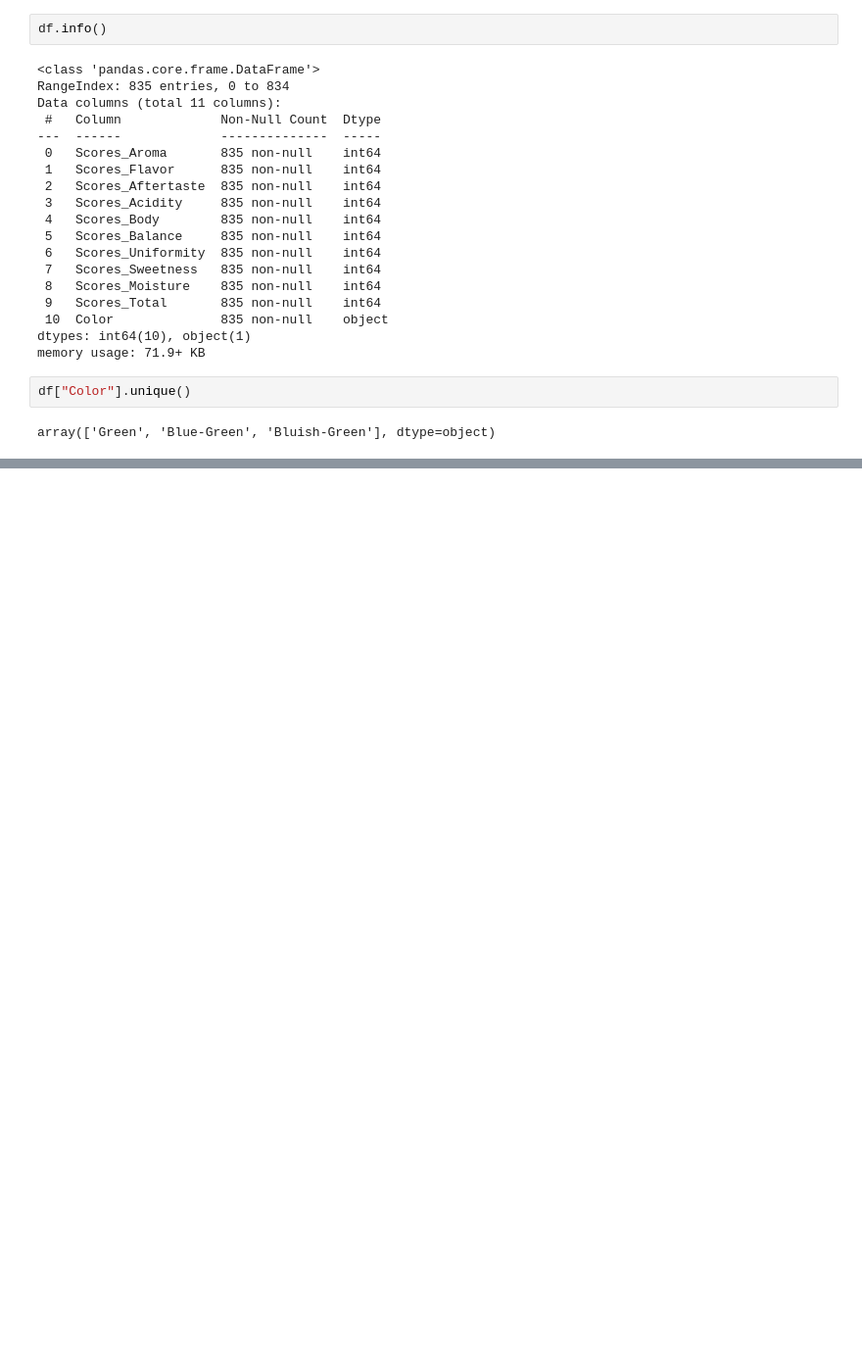
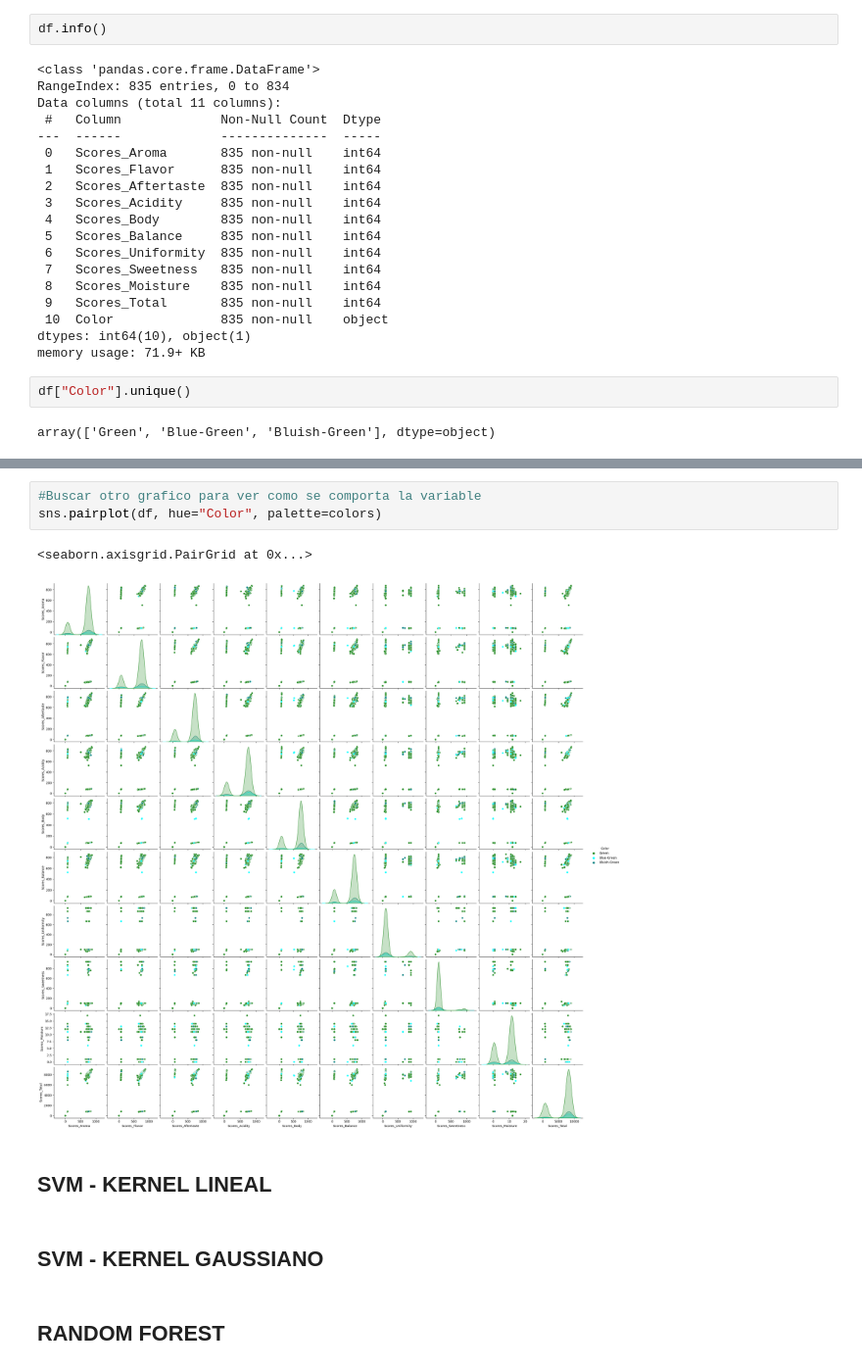
Before and after one commit to GuidoLorenzetti/TP, a Jupyter notebook: TP3/tp3.ipynb, the cells around one changed output, grey strips where cells are left out. Shown at 98% size. Saved outputs shown, nothing was run; the diff lists cells and outputs as text; blank space fills up the shorter version.

```diff
--- a/TP3/tp3.ipynb
+++ b/TP3/tp3.ipynb
@@ -47,0 +150,12 @@ array(['Green', 'Blue-Green', 'Bluish-Green'], dtype=object)
+# %%
+#Buscar otro grafico para ver como se comporta la variable
+sns.pairplot(df, hue="Color", palette=colors)
+# %% [output]
+<seaborn.axisgrid.PairGrid at 0x...>
+[figure, added]
+# %% [markdown]
+## SVM - KERNEL LINEAL
+# %% [markdown]
+## SVM - KERNEL GAUSSIANO
+# %% [markdown]
+## RANDOM FOREST
```
Also changed, not shown: parts of 8 cells of this notebook.
